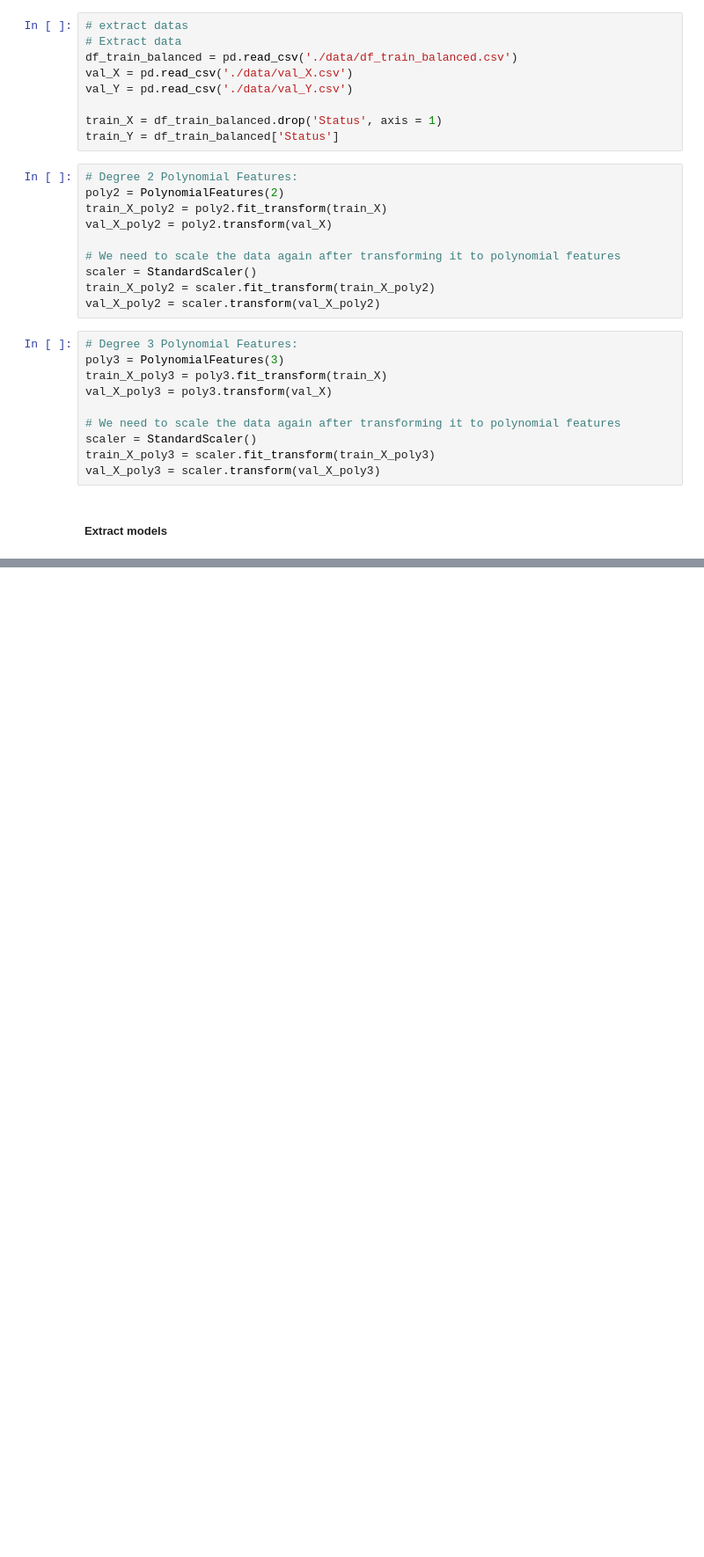
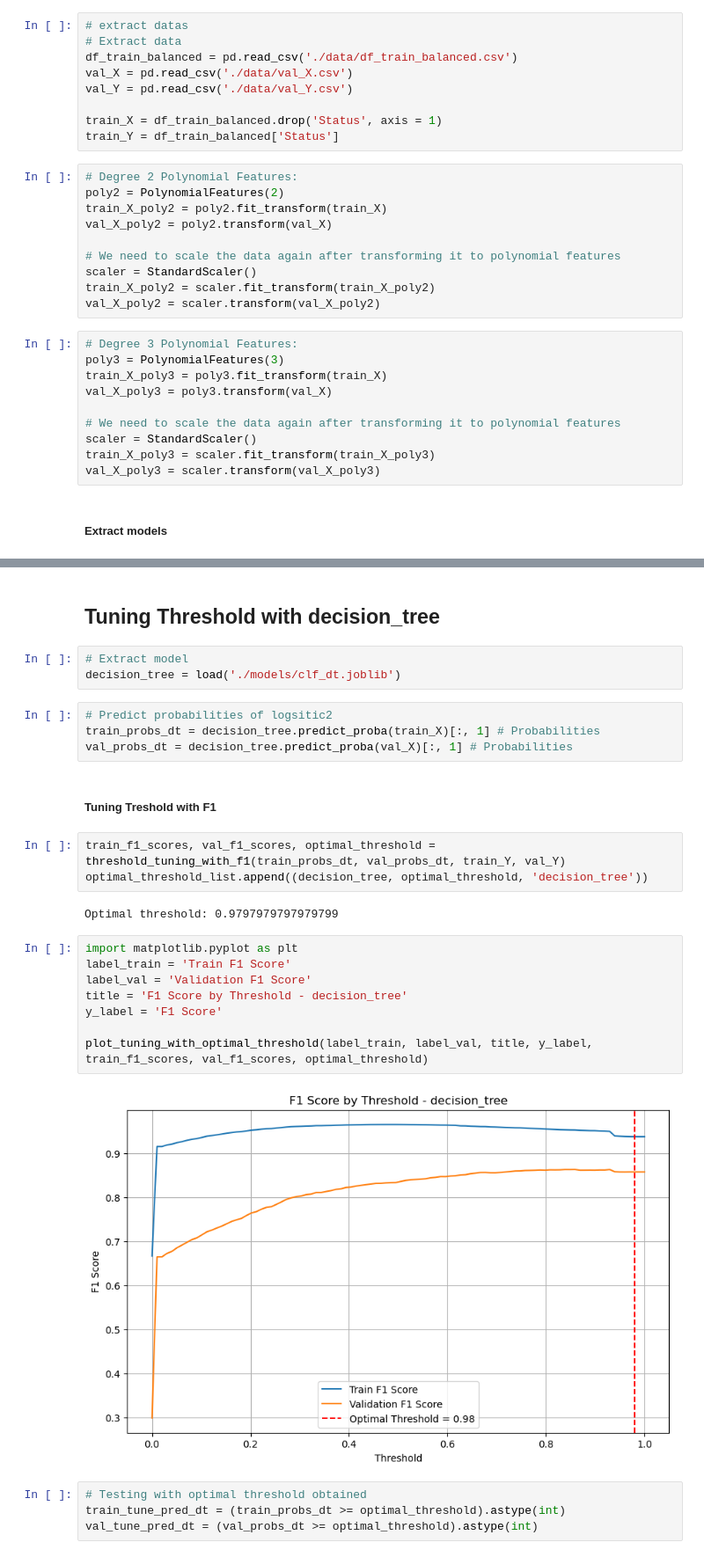
Before and after one commit to kaito274/COSC2753---Assignment1, a Jupyter notebook: main.ipynb, the cells around one changed output, grey strips where cells are left out. Shown at 88% size. Cells and saved outputs as stored; diff of their text form; blank space fills up the shorter version.

```diff
--- a/main.ipynb
+++ b/main.ipynb
@@ -1851,0 +1379,30 @@ ValueError: X has 13 features, but LogisticRegression is expecting 105 features
+# %% [markdown]
+## Tuning Threshold with decision_tree
+# %%
+# Extract model
+decision_tree = load('./models/clf_dt.joblib')
+# %%
+# Predict probabilities of logsitic2
+train_probs_dt = decision_tree.predict_proba(train_X)[:, 1] # Probabilities
+val_probs_dt = decision_tree.predict_proba(val_X)[:, 1] # Probabilities
+# %% [markdown]
+##### Tuning Treshold with F1
+# %%
+train_f1_scores, val_f1_scores, optimal_threshold = threshold_tuning_with_f1(train_probs_dt, val_probs_dt, train_Y, val_Y)
+optimal_threshold_list.append((decision_tree, optimal_threshold, 'decision_tree'))
+# %% [output]
+Optimal threshold: 0.9797979797979799
+# %%
+import matplotlib.pyplot as plt
+label_train = 'Train F1 Score'
+label_val = 'Validation F1 Score'
+title = 'F1 Score by Threshold - decision_tree'
+y_label = 'F1 Score'
+
+plot_tuning_with_optimal_threshold(label_train, label_val, title, y_label, train_f1_scores, val_f1_scores, optimal_threshold)
+# %% [output]
+[figure, added]
+# %%
+# Testing with optimal threshold obtained
+train_tune_pred_dt = (train_probs_dt >= optimal_threshold).astype(int)
+val_tune_pred_dt = (val_probs_dt >= optimal_threshold).astype(int)
```
Also changed, not shown: parts of 151 cells of this notebook, 3 other files.
